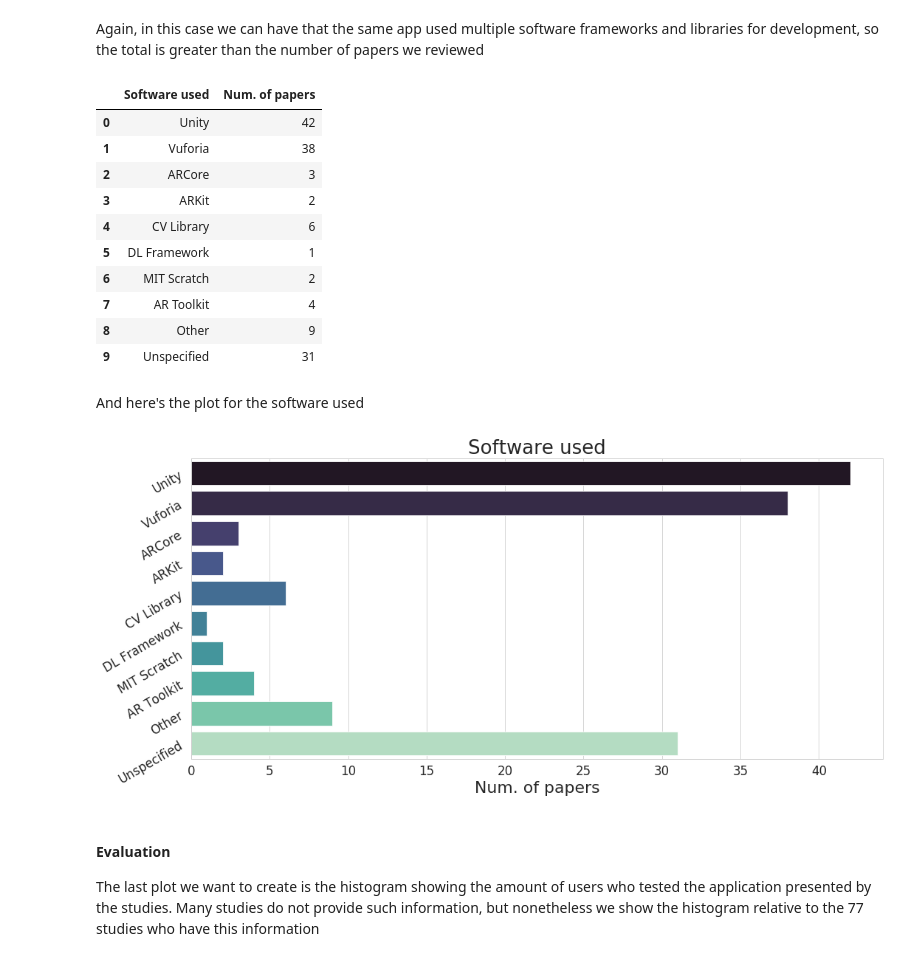
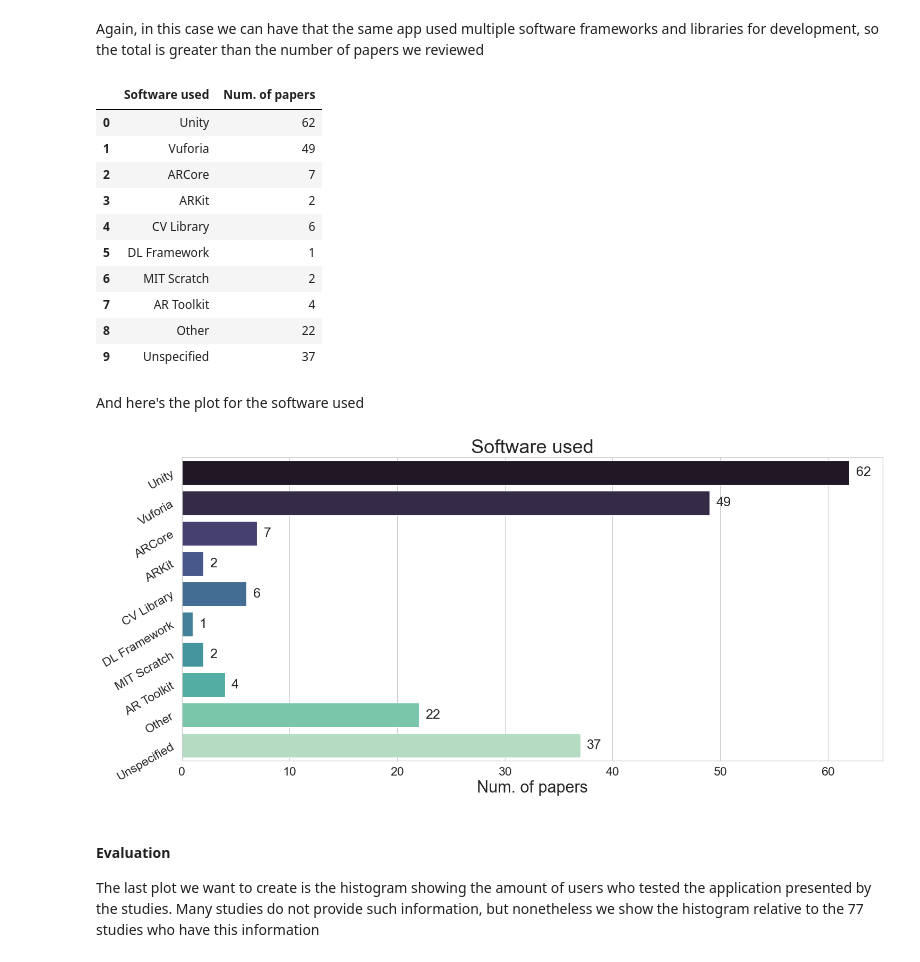
Before and after one commit to Stocastico/AR_SLR_Paper, a Jupyter notebook: create_figures_2023.ipynb, the cells around one changed output. Saved outputs shown, nothing was run; the diff lists cells and outputs as text; code cells hidden in the pictures.

```diff
--- a/create_figures_2023.ipynb
+++ b/create_figures_2023.ipynb
@@ -182,7 +186,10 @@ def create_bar_plot(plot_data, x_label, y_label, out_image_name=None, plot_value
     g = sns.barplot(x=x_label, y=y_label, data=plot_data, palette="mako")
 
     if plot_value:
-        g.bar_label(g.containers[0], fontsize=18)
+        for bars_group in g.containers:
+            g.bar_label(bars_group, padding=9, fontsize=18)
+        #g.bar_label(g.containers[0], fontsize=18)
+        #g.margins(x=0.15)
 
     plt.xticks(
         fontweight='normal',
@@ -398,6 +405,6 @@ create_bar_plot(hardware, 'Num. of papers', 'Hardware supported', 'figures/Hardw
 #### Software used for development
 The last bar plot we are going to create is about the sofftware used to develop the AR applications
 # %%
-software_resp = df2["Which software frameworks/libraries has been used to develop the app?"].value_counts()
+software_resp = df2["SW"].value_counts()
 print(software_resp)
 # %% [output]
@@ -424,18 +431,30 @@ Again, in this case we can have that the same app used multiple software framewo
 software_modified = {"Unity":0, "Vuforia":0, "ARCore":0, "ARKit":0, "CV Library":0, "DL Framework":0,
                      "MIT Scratch":0, "AR Toolkit":0, "Other":0, "Unspecified":0}
 software_dict =  dict(software_resp)
-software_modified["Unity"] = software_dict["Unity"] + software_dict["Unity, Vuforia"] + \
-                             software_dict["Unity, Meta One SDK"] + software_dict["Unity, Vuforia, OpenGL ES"] + \
-                             software_dict["Unity, ARCore"] + software_dict["Unity, ARKit"] + \
-                             software_dict["Unity, IBM Watson API"] + software_dict["Unity, PUN, Placenote"] + \
-                             software_dict["Unity, Microsoft Mixed Reality Toolkit"]
+software_modified["Unity"] = software_dict["Unity"] +\
+                             software_dict["Unity, Vuforia"] + \
+                             software_dict["Unity, Meta One SDK"] +\
+                             software_dict["Unity, Vuforia, OpenGL ES"] +\
+                             software_dict["Unity, ARCore"] +\
+                             software_dict["Unity, ARKit"] + \
+                             software_dict["Unity, IBM Watson API"] +\
+                             software_dict["Unity, PUN, Placenote"] +\
+                             software_dict["Unity, Microsoft Mixed Reality Toolkit"] +\
+                             software_dict["Unity, AR Foundation, ARCore"] +\
+                             software_dict["Unity, Wikitude"] +\
+                             software_dict["Unity, AR Foundation"] +\
+                             software_dict["Unity, MirageXR"] +\
+                             software_dict["Unity, Kinect"]
 
-software_modified["Vuforia"] = software_dict["Vuforia"] + software_dict["Unity, Vuforia"] + \
+software_modified["Vuforia"] = software_dict["Vuforia"] +\
+                               software_dict["Unity, Vuforia"] + \
                                software_dict["Unity, Vuforia, OpenGL ES"] + \
                                software_dict["Vuforia, A Computer vision library (OpenCV, Halcon, EasyCV, PCL, Dlib, ...)"]
 
-software_modified["ARCore"] = software_dict["ARCore"] + software_dict["Unity, ARCore"] + \
-                              software_dict["ARCore, A DeepLearning framework (PyTorch, Tensorflow, Caffe, Theano, ...), Cloud Vision API"]
+software_modified["ARCore"] = software_dict["ARCore"] +\
+                              software_dict["Unity, ARCore"] + \
+                              software_dict["ARCore, A DeepLearning framework (PyTorch, Tensorflow, Caffe, Theano, ...), Cloud Vision API"] +\
+                              software_dict["Unity, AR Foundation, ARCore"]
 
 software_modified["ARKit"] = software_dict["ARKit"] + software_dict["Unity, ARKit"]
 
@@ -450,7 +469,7 @@ software_modified["DL Framework"] = 1
 software_modified["MIT Scratch"] = 1 + 1
 software_modified["AR Toolkit"] = 2 + 1 + 1
 
-software_modified["Other"] = 9
+software_modified["Other"] = 22
 software_modified["Unspecified"] = software_dict["Unspecified"]
 
 software = pd.DataFrame.from_dict(software_modified, orient='index', columns=['Num. of papers'])
@@ -459,22 +478,22 @@ software = software.rename(columns={"index":"Software used"})
 software
 # %% [output]
 |  | Software used | Num. of papers |
-| 0 | Unity | 42 |
-| 1 | Vuforia | 38 |
-| 2 | ARCore | 3 |
+| 0 | Unity | 62 |
+| 1 | Vuforia | 49 |
+| 2 | ARCore | 7 |
 | 3 | ARKit | 2 |
 | 4 | CV Library | 6 |
 | 5 | DL Framework | 1 |
 | 6 | MIT Scratch | 2 |
 | 7 | AR Toolkit | 4 |
-| 8 | Other | 9 |
-| 9 | Unspecified | 31 |
+| 8 | Other | 22 |
+| 9 | Unspecified | 37 |
 # %% [markdown]
 And here's the plot for the software used
 # %%
-create_bar_plot(software, 'Num. of papers', 'Software used', 'figures/Software_used.svg')
+create_bar_plot(software, 'Num. of papers', 'Software used', 'figures/update_2023/Software_used.svg', print_bar_val)
 # %% [output]
-[figure, old version]
+[figure, new version]
 # %% [markdown]
 #### Evaluation
 The last plot we want to create is the histogram showing the amount of users who tested the application presented by the studies. Many studies do not provide such information, but nonetheless we show the histogram relative to the 77 studies who have this information
```
Also changed, not shown: parts of 11 cells of this notebook, 7 other files.
